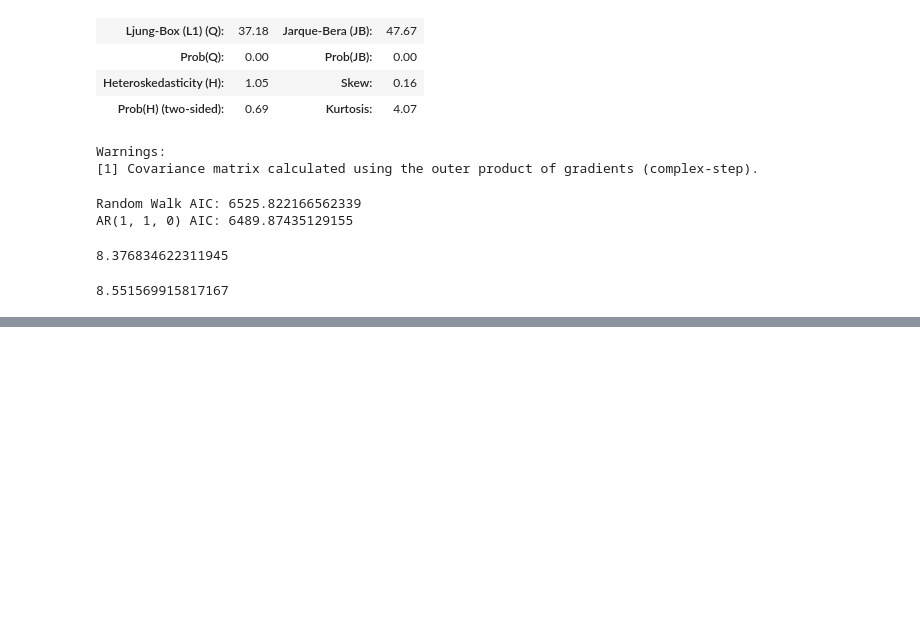
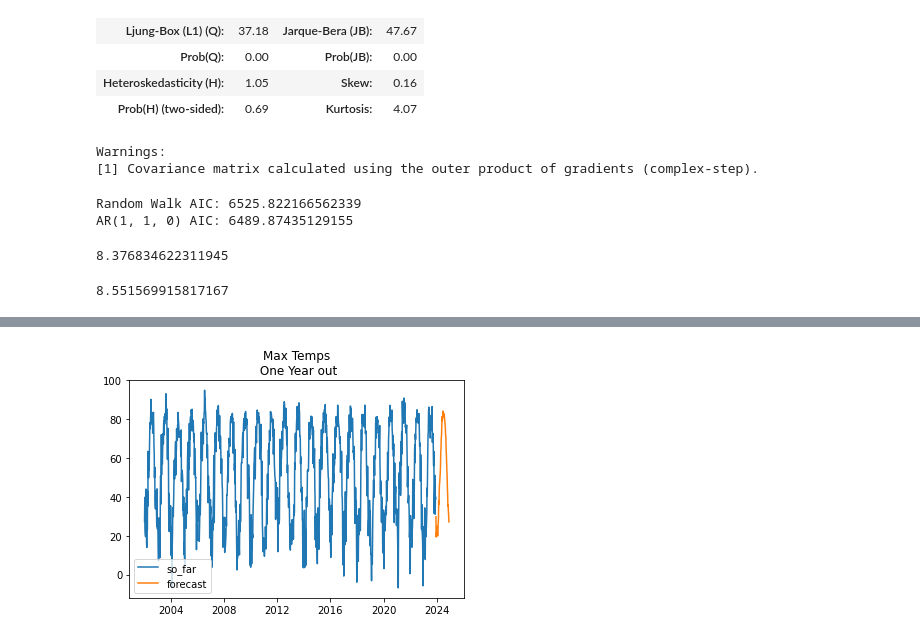
Before and after one commit to jbaumgit/Time-Series-Weather-Forcast-for-Corn-Growth-Degree-Days-in-ND, a Jupyter notebook: EDA_notebook.ipynb, the cells around one changed output, grey strips where cells are left out. Saved outputs shown, nothing was run; the diff lists cells and outputs as text; code cells hidden in the pictures; blank space fills up the shorter version.

```diff
--- a/EDA_notebook.ipynb
+++ b/EDA_notebook.ipynb
@@ -705,0 +836,17 @@ np.sqrt(mean_squared_error(trainm, y_hat_rw))
+# %%
+sari_mod = SARIMAX(df_max,
+                   order=(1, 1, 1),
+                   seasonal_order=(0, 1, 1, 52),
+                   enforce_stationarity=False,
+                   enforce_invertibility=False).fit()
+# %%
+forecast = sari_mod.forecast(steps=52)
+# %%
+fig, ax = plt.subplots()
+ax.plot(df_max, label='so_far')
+ax.plot(forecast, label='forecast')
+ax.set_title('Max Temps\n One Year out')
+
+plt.legend();
+# %% [output]
+[figure, added]
```
Also changed, not shown: parts of 15 cells of this notebook.
